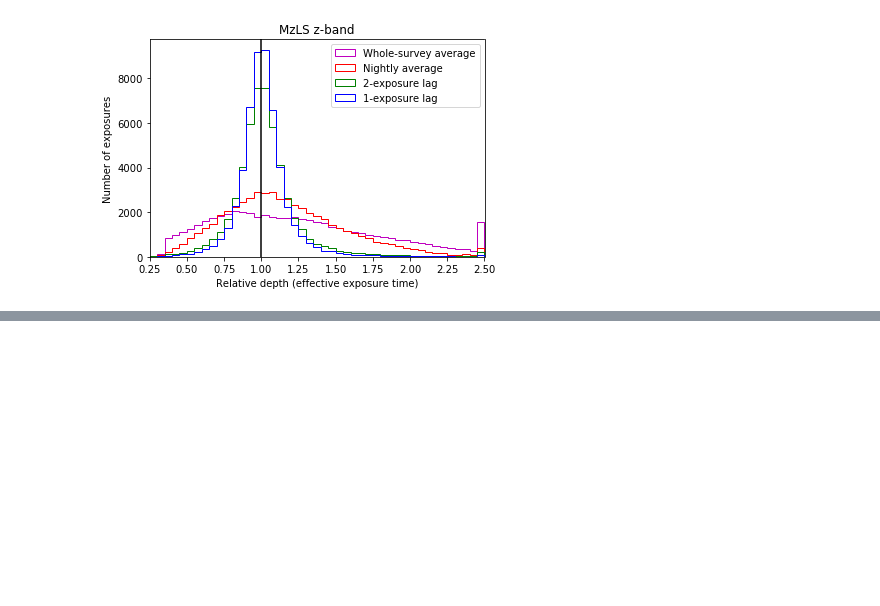
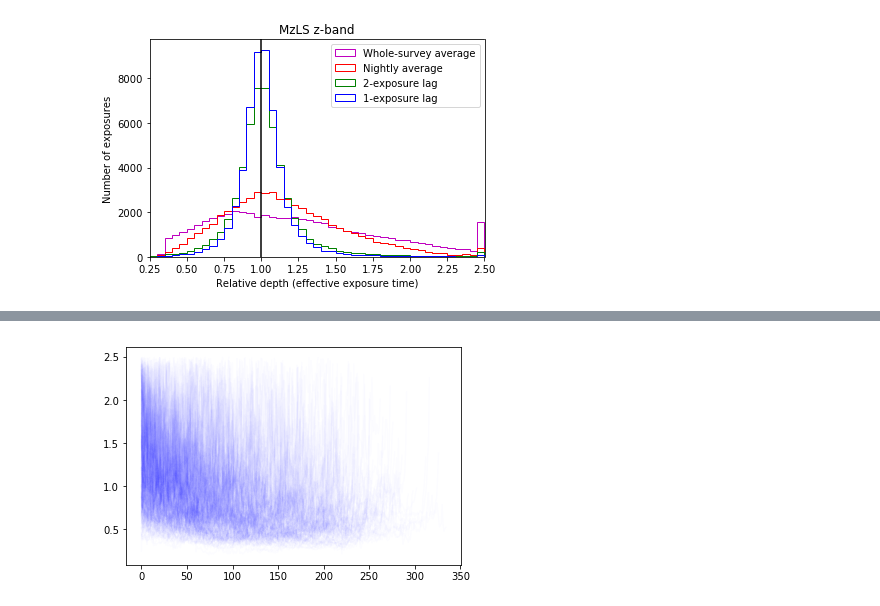
Before and after one commit to legacysurvey/obsbot, a Jupyter notebook: dynamic-exposure-time.ipynb, the cells around one changed output, grey strips where cells are left out. Saved outputs shown, nothing was run; the diff lists cells and outputs as text; code cells hidden in the pictures; blank space fills up the shorter version.

```diff
--- a/dynamic-exposure-time.ipynb
+++ b/dynamic-exposure-time.ipynb
@@ -214,0 +215,5 @@ plt.plot(T.expfactor, expfactors_lag1, 'b.', alpha=0.1);
+# %%
+for night in nights:
+    plt.plot(T.expfactor[night.exposures], 'b-', alpha=0.01)
+# %% [output]
+[figure, added]
```
Also changed, not shown: parts of 13 cells of this notebook.
